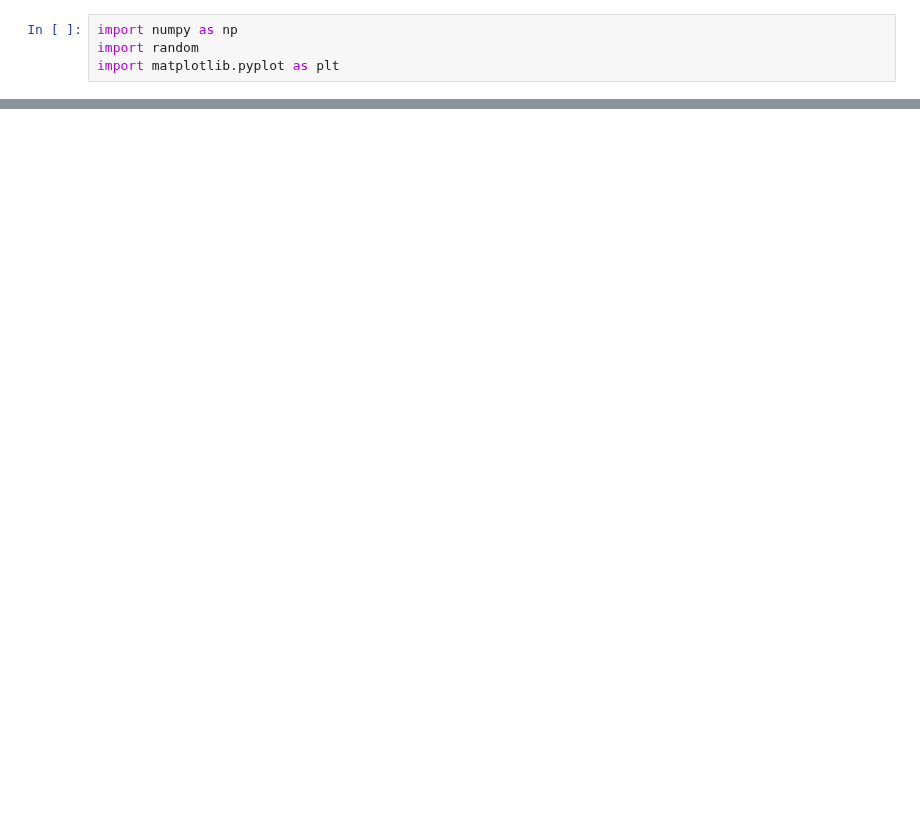
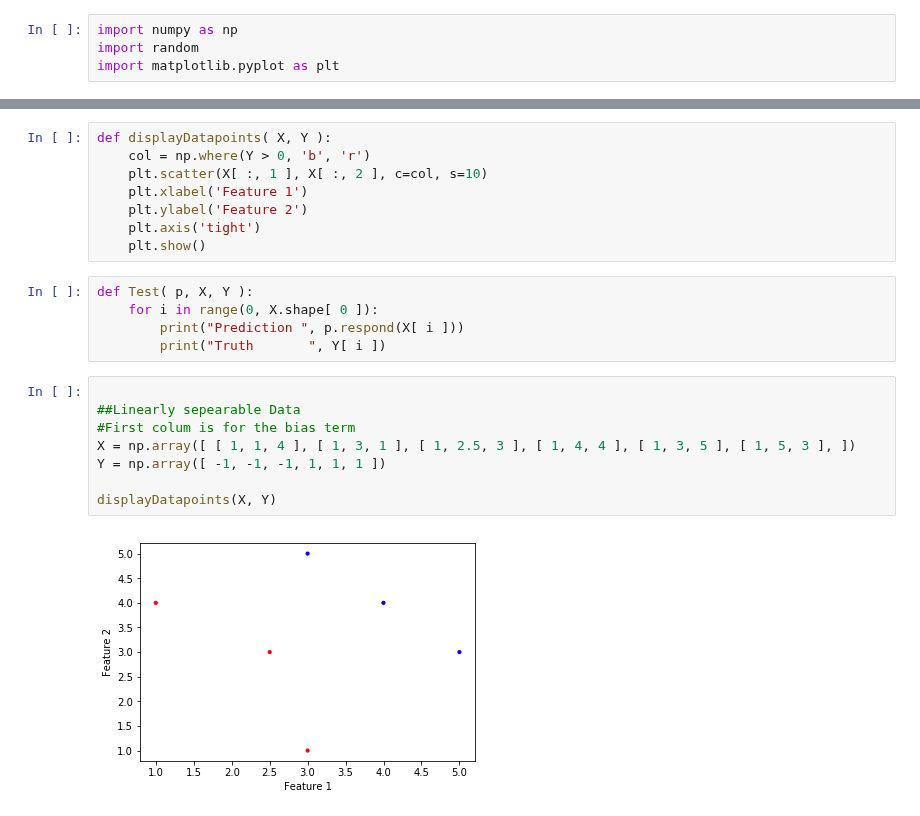
Before and after one commit to Demirrr/Demirrr.github.io, a Jupyter notebook: posts/ML/posts/Perceptron/Perceptron_from_scratch.ipynb, the cells around one changed output, grey strips where cells are left out. Drawn from its saved outputs; the diff is of its cells as text; blank space fills up the shorter version.

```diff
--- a/posts/ML/posts/Perceptron/Perceptron_from_scratch.ipynb
+++ b/posts/ML/posts/Perceptron/Perceptron_from_scratch.ipynb
@@ -99,0 +91,23 @@ Convergence reached in 25 iterations.
+# %%
+def displayDatapoints( X, Y ):
+    col = np.where(Y > 0, 'b', 'r')
+    plt.scatter(X[ :, 1 ], X[ :, 2 ], c=col, s=10)
+    plt.xlabel('Feature 1')
+    plt.ylabel('Feature 2')
+    plt.axis('tight')
+    plt.show()
+# %%
+def Test( p, X, Y ):
+    for i in range(0, X.shape[ 0 ]):
+        print("Prediction ", p.respond(X[ i ]))
+        print("Truth	   ", Y[ i ])
+# %%
+
+##Linearly sepearable Data
+#First colum is for the bias term
+X = np.array([ [ 1, 1, 4 ], [ 1, 3, 1 ], [ 1, 2.5, 3 ], [ 1, 4, 4 ], [ 1, 3, 5 ], [ 1, 5, 3 ], ])
+Y = np.array([ -1, -1, -1, 1, 1, 1 ])
+
+displayDatapoints(X, Y)
+# %% [output]
+[figure, added]
```
Also changed, not shown: parts of 9 cells of this notebook, 1 other file.
